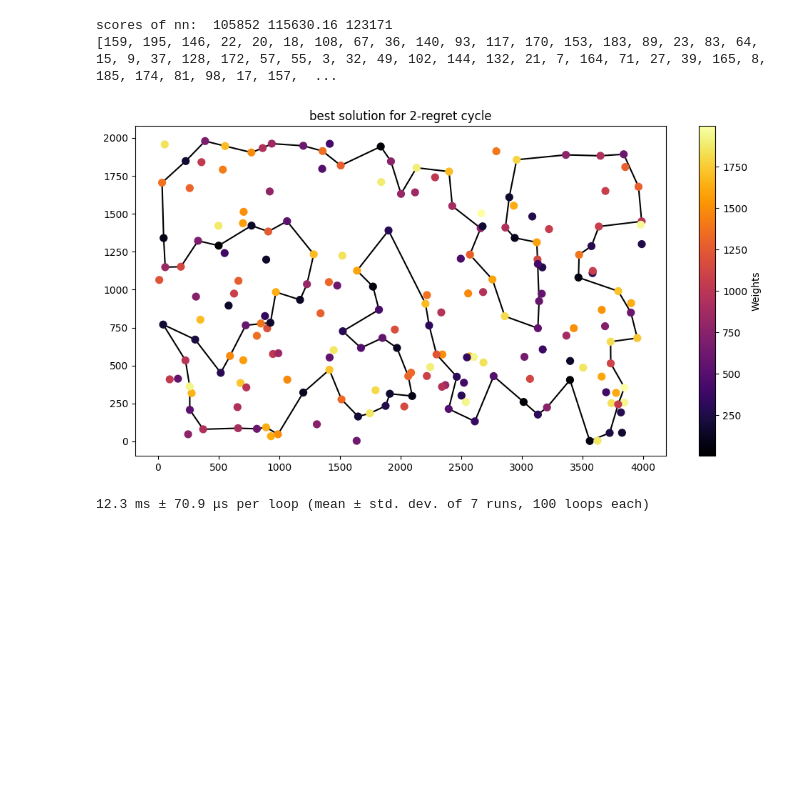
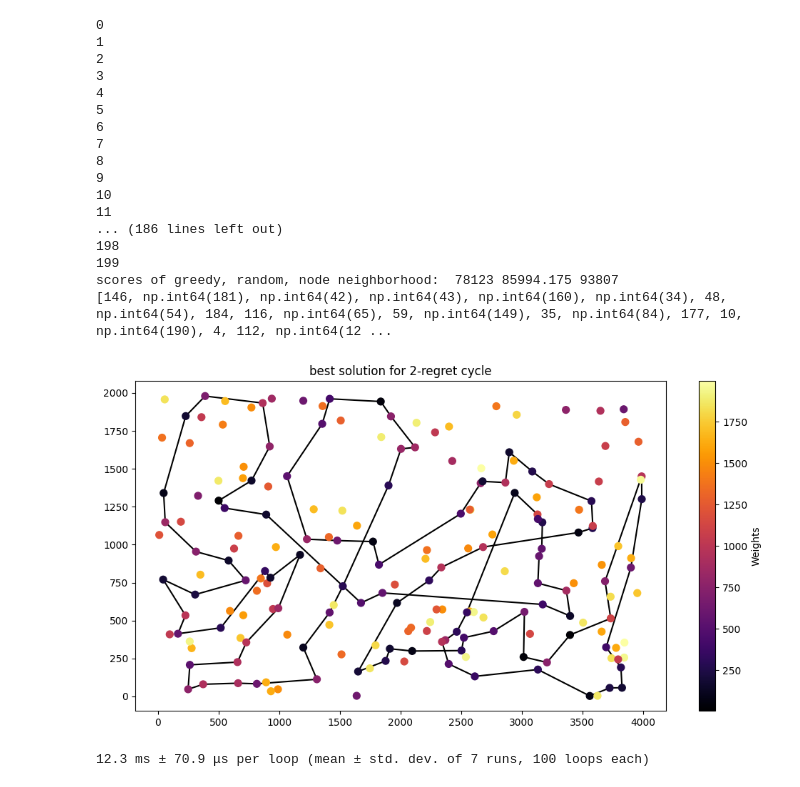
Before and after one commit to krzysztof-m-w/evolutionary_computation, a Jupyter notebook: lab3/ec3.ipynb, the cells around one changed output. Cells and saved outputs as stored; diff of their text form; code cells hidden in the pictures; blank space fills up the shorter version.

```diff
--- a/lab3/ec3.ipynb
+++ b/lab3/ec3.ipynb
@@ -68,6 +69,10 @@ class NodeNeighborhood(Neighborhood):
             return -self.dist_mat[i1, i2] - self.dist_mat[i2, j2] - self.dist_mat[j2, j3] \
                 + self.dist_mat[i1, j2] + self.dist_mat[j2, i2] + self.dist_mat[i2, j3]
 
+        if i == 0 and j == n - 1:
+            return -self.dist_mat[j1, j2] - self.dist_mat[j2, i2] - self.dist_mat[i2, i3] \
+                + self.dist_mat[j1, i2] + self.dist_mat[i2, j2] + self.dist_mat[j2, i3]
+
         difference = -self.dist_mat[i1, i2] - self.dist_mat[i2, i3] - self.dist_mat[j1, j2] - self.dist_mat[j2, j3] \
             + self.dist_mat[i1, j2] + self.dist_mat[j2, i3] + self.dist_mat[j1, i2] + self.dist_mat[i2, j3]
         return difference
@@ -164,24 +169,35 @@ class CombinedNeighborhood(Neighborhood):
                 return neighborhood.modify_solution(ind, solution, unselected)
             ind -= size
 # %%
-def greedy(starting_solution: List[int], distance_matrix: np.ndarray, costs: np.ndarray, neighborhood: Neighborhood) -> list:
-    cost_matrix = (distance_matrix + costs).T
-    n = len(distance_matrix)
-    num_nodes_to_use = n // 2
+def steepest(starting_solution: List[int], distance_matrix: np.ndarray, costs: np.ndarray, neighborhood: Neighborhood) -> list:
     unselected = SortedList(range(len(costs)))
     for i in starting_solution:
         unselected.remove(i)
     solution = starting_solution.copy()
-    print(score(solution, distance_matrix, costs))
-    for _ in range(int(1e9)):
+    while True:
         objective_changes = [neighborhood.get_difference(i, solution, unselected)
                             for i in range(neighborhood.neighborhood_size())]
         best_index = np.argmin(objective_changes)
-        if objective_changes[i] >= 0:
+        if objective_changes[best_index] >= 0:
             return solution
         solution = neighborhood.modify_solution(best_index, solution, unselected)
-        print(score(solution, distance_matrix, costs), objective_changes[i])
-    return solution
+# %%
+def greedy(starting_solution: List[int], distance_matrix: np.ndarray, costs: np.ndarray, neighborhood: Neighborhood) -> list:
+    unselected = SortedList(range(len(costs)))
+    for i in starting_solution:
+        unselected.remove(i)
+    solution = starting_solution.copy()
+    while True:
+        indexes = np.arange(neighborhood.neighborhood_size())
+        np.random.shuffle(indexes)
+        objective_change = 1
+        for i in indexes:
+            objective_change = neighborhood.get_difference(i, solution, unselected)
+            if objective_change < 0:
+                solution = neighborhood.modify_solution(i, solution, unselected)
+                break
+        if objective_change >= 0:
+            return solution
 # %%
 def get_random_solution(n: int) -> list[int]:
     a=np.arange(0,n)
@@ -212,23 +223,44 @@ plot_solution(solution, coordinates, costs, '')
 # %%
 scores_2=[]
 sols_2=[]
 
+n = 200
+neighborhood1 = NodeNeighborhood(dist, costs, n // 2)
+neighborhood2 = InterNeighborhood(dist, costs, n // 2)
+neighborhood = CombinedNeighborhood([neighborhood1, neighborhood2])
 for x in range(200):
+    print(x)
+    initial_solution = get_random_solution(n)
 
-    solution_2=greedy_2_regret_cycle2(x, dist, costs)
+    solution_2=greedy(initial_solution, dist, costs, neighborhood)
     sols_2.append(solution_2)
 
     scores_2.append(score(solution_2, dist, costs))
 
-print('scores of nn: ', min(scores_2), sum(scores_2)/len(scores_2), max(scores_2))
+print('scores of greedy, random, node neighborhood: ', min(scores_2), sum(scores_2)/len(scores_2), max(scores_2))
 print(sols_2[scores_2.index(min(scores_2))])
 plot_solution(sols_2[scores_2.index(min(scores_2))], coordinates, costs, 'best solution for 2-regret cycle')
 sol_1=np.array(sols_2[scores_2.index(min(scores_2))])
 pd.DataFrame(sol_1).to_csv('sol_1.csv', header=False, index=False)
 # %% [output]
-scores of nn:  105852 115630.16 123171
-[159, 195, 146, 22, 20, 18, 108, 67, 36, 140, 93, 117, 170, 153, 183, 89, 23, 83, 64, 15, 9, 37, 128, 172, 57, 55, 3, 32, 49, 102, 144, 132, 21, 7, 164, 71, 27, 39, 165, 8, 185, 174, 81, 98, 17, 157,  ...
+0
+1
+2
+3
+4
+5
+6
+7
+8
+9
+10
+11
+... (186 lines left out)
+198
+199
+scores of greedy, random, node neighborhood:  78123 85994.175 93807
+[146, np.int64(181), np.int64(42), np.int64(43), np.int64(160), np.int64(34), 48, np.int64(54), 184, 116, np.int64(65), 59, np.int64(149), 35, np.int64(84), 177, 10, np.int64(190), 4, 112, np.int64(12 ...
-[figure, old version]
+[figure, new version]
 # %%
 %%timeit
 greedy_2_regret_cycle2(0, dist, costs)
```
Also changed, not shown: parts of 5 cells of this notebook.
